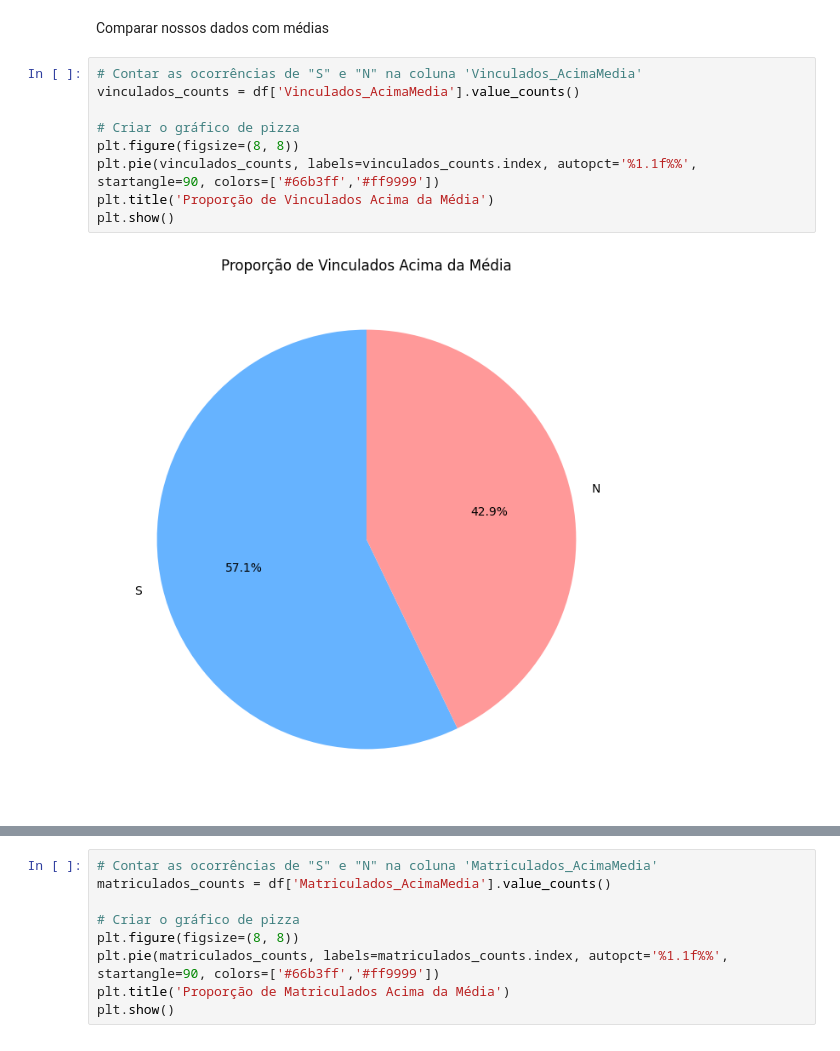
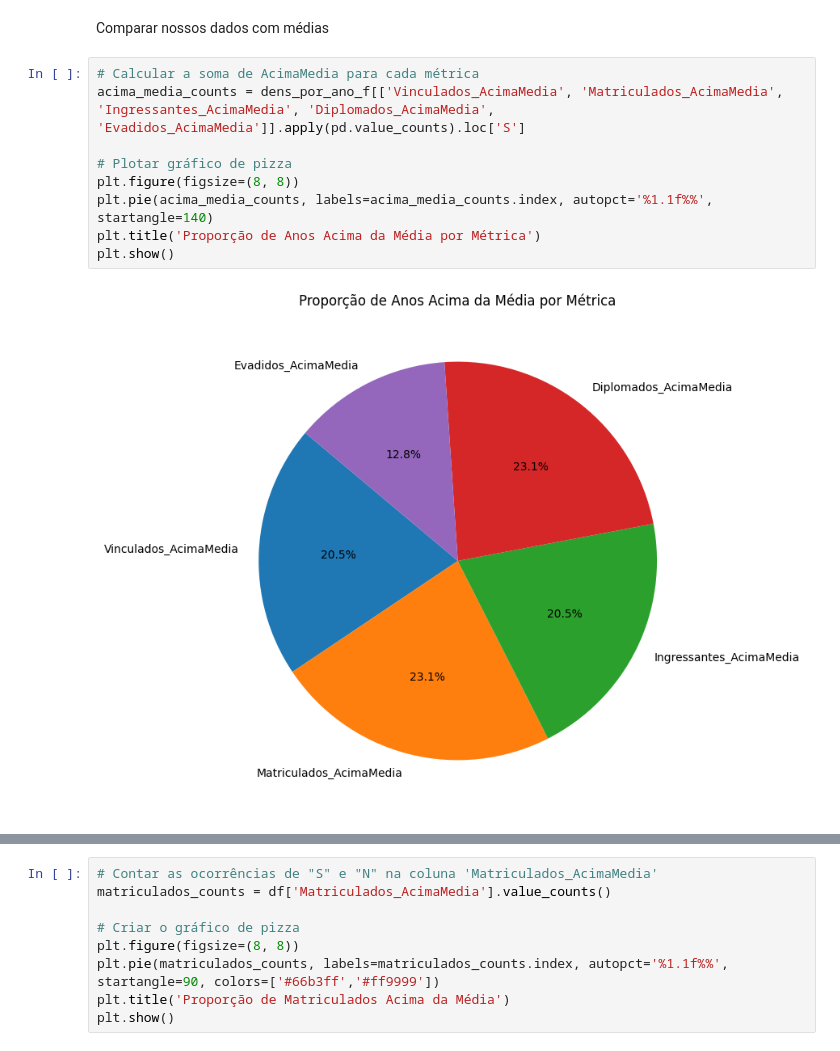
Before and after one commit to psicosleazy-dev/tcc, a Jupyter notebook: start_notebook.ipynb, the cells around one changed output, grey strips where cells are left out. Drawn from its saved outputs; the diff is of its cells as text.

```diff
--- a/start_notebook.ipynb
+++ b/start_notebook.ipynb
@@ -884,13 +870,13 @@ display(df)
 # %% [markdown]
 Comparar nossos dados com médias
 # %%
-# Contar as ocorrências de "S" e "N" na coluna 'Vinculados_AcimaMedia'
-vinculados_counts = df['Vinculados_AcimaMedia'].value_counts()
+# Calcular a soma de AcimaMedia para cada métrica
+acima_media_counts = dens_por_ano_f[['Vinculados_AcimaMedia', 'Matriculados_AcimaMedia', 'Ingressantes_AcimaMedia', 'Diplomados_AcimaMedia', 'Evadidos_AcimaMedia']].apply(pd.value_counts).loc['S']
 
-# Criar o gráfico de pizza
+# Plotar gráfico de pizza
 plt.figure(figsize=(8, 8))
-plt.pie(vinculados_counts, labels=vinculados_counts.index, autopct='%1.1f%%', startangle=90, colors=['#66b3ff','#ff9999'])
-plt.title('Proporção de Vinculados Acima da Média')
+plt.pie(acima_media_counts, labels=acima_media_counts.index, autopct='%1.1f%%', startangle=140)
+plt.title('Proporção de Anos Acima da Média por Métrica')
 plt.show()
 # %% [output]
-[figure, old version]
+[figure, new version]
```
Also changed, not shown: parts of 9 cells of this notebook.
